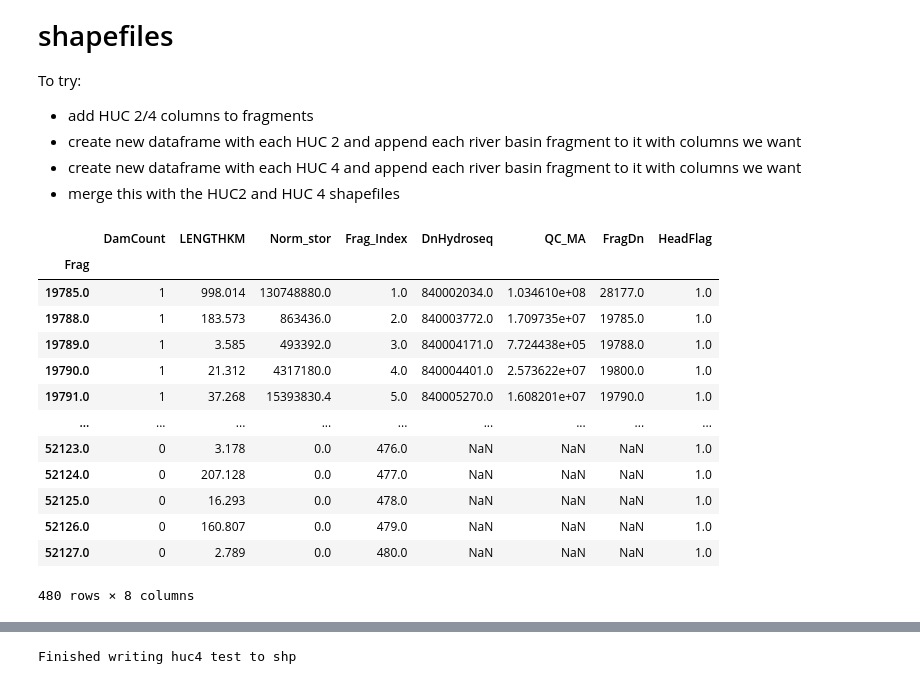
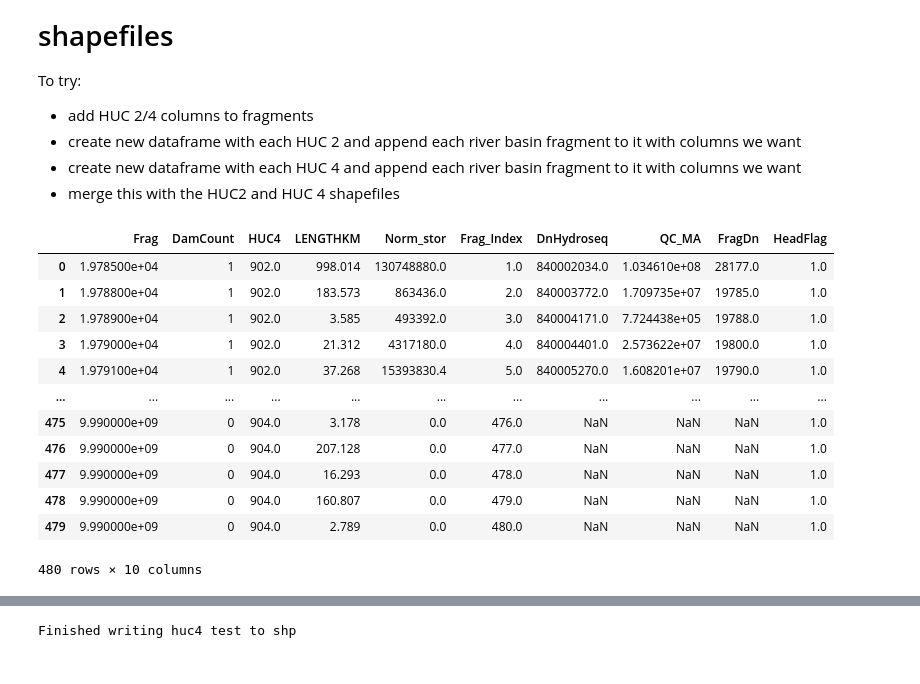
Before and after one commit to rspinti/River_bifurcation, a Jupyter notebook: archive/Rachel_testing/fragment_analysis_byHUC.ipynb, the cells around one changed output, grey strips where cells are left out. Saved outputs shown, nothing was run; the diff lists cells and outputs as text; code cells hidden in the pictures.

Commit message:
Setting up workfloes with change in fragments
changed a function that aggregates by fragment that allows us to plot by HUC4

```diff
--- a/archive/Rachel_testing/fragment_analysis_byHUC.ipynb
+++ b/archive/Rachel_testing/fragment_analysis_byHUC.ipynb
@@ -10,23 +10,22 @@ import geopandas as gp, pandas as pd, matplotlib as mpl, numpy as np
 from pathlib import Path
 gdrive = Path("/Volumes/GoogleDrive/My Drive/Condon_Research_Group/Research_Projects/Rachel/Research/Data/bifurcation_data_repo") #where shapefiles/csv
 # %%
-red_frag = pd.read_csv(gdrive/'all_basins_unfiltered/Red_fragments.csv', index_col=0)
+red_frag = pd.read_csv(gdrive/'all_basins_unfiltered/Red_fragments.csv')
 red_frag
 # %% [output]
-|  | DamCount | LENGTHKM | Norm_stor | Frag_Index | DnHydroseq | QC_MA | FragDn | HeadFlag |
-| Frag |  |  |  |  |  |  |  |  |
-| 19785.0 | 1 | 998.014 | 130748880.0 | 1.0 | 840002034.0 | 1.034610e+08 | 28177.0 | 1.0 |
-| 19788.0 | 1 | 183.573 | 863436.0 | 2.0 | 840003772.0 | 1.709735e+07 | 19785.0 | 1.0 |
-| 19789.0 | 1 | 3.585 | 493392.0 | 3.0 | 840004171.0 | 7.724438e+05 | 19788.0 | 1.0 |
-| 19790.0 | 1 | 21.312 | 4317180.0 | 4.0 | 840004401.0 | 2.573622e+07 | 19800.0 | 1.0 |
-| 19791.0 | 1 | 37.268 | 15393830.4 | 5.0 | 840005270.0 | 1.608201e+07 | 19790.0 | 1.0 |
-| ... | ... | ... | ... | ... | ... | ... | ... | ... |
-| 52123.0 | 0 | 3.178 | 0.0 | 476.0 | NaN | NaN | NaN | 1.0 |
-| 52124.0 | 0 | 207.128 | 0.0 | 477.0 | NaN | NaN | NaN | 1.0 |
-| 52125.0 | 0 | 16.293 | 0.0 | 478.0 | NaN | NaN | NaN | 1.0 |
-| 52126.0 | 0 | 160.807 | 0.0 | 479.0 | NaN | NaN | NaN | 1.0 |
-| 52127.0 | 0 | 2.789 | 0.0 | 480.0 | NaN | NaN | NaN | 1.0 |
+|  | Frag | DamCount | HUC4 | LENGTHKM | Norm_stor | Frag_Index | DnHydroseq | QC_MA | FragDn | HeadFlag |
+| 0 | 1.978500e+04 | 1 | 902.0 | 998.014 | 130748880.0 | 1.0 | 840002034.0 | 1.034610e+08 | 28177.0 | 1.0 |
+| 1 | 1.978800e+04 | 1 | 902.0 | 183.573 | 863436.0 | 2.0 | 840003772.0 | 1.709735e+07 | 19785.0 | 1.0 |
+| 2 | 1.978900e+04 | 1 | 902.0 | 3.585 | 493392.0 | 3.0 | 840004171.0 | 7.724438e+05 | 19788.0 | 1.0 |
+| 3 | 1.979000e+04 | 1 | 902.0 | 21.312 | 4317180.0 | 4.0 | 840004401.0 | 2.573622e+07 | 19800.0 | 1.0 |
+| 4 | 1.979100e+04 | 1 | 902.0 | 37.268 | 15393830.4 | 5.0 | 840005270.0 | 1.608201e+07 | 19790.0 | 1.0 |
+| ... | ... | ... | ... | ... | ... | ... | ... | ... | ... | ... |
+| 475 | 9.990000e+09 | 0 | 904.0 | 3.178 | 0.0 | 476.0 | NaN | NaN | NaN | 1.0 |
+| 476 | 9.990000e+09 | 0 | 904.0 | 207.128 | 0.0 | 477.0 | NaN | NaN | NaN | 1.0 |
+| 477 | 9.990000e+09 | 0 | 904.0 | 16.293 | 0.0 | 478.0 | NaN | NaN | NaN | 1.0 |
+| 478 | 9.990000e+09 | 0 | 904.0 | 160.807 | 0.0 | 479.0 | NaN | NaN | NaN | 1.0 |
+| 479 | 9.990000e+09 | 0 | 904.0 | 2.789 | 0.0 | 480.0 | NaN | NaN | NaN | 1.0 |
-480 rows × 8 columns
+480 rows × 10 columns
 # %%
 red_seg_up = pd.read_csv(gdrive/'all_basins_unfiltered/Red_segments_up.csv', index_col=0)
 red_seg_up
```
Also changed, not shown: parts of 8 cells of this notebook, 10 other files.
